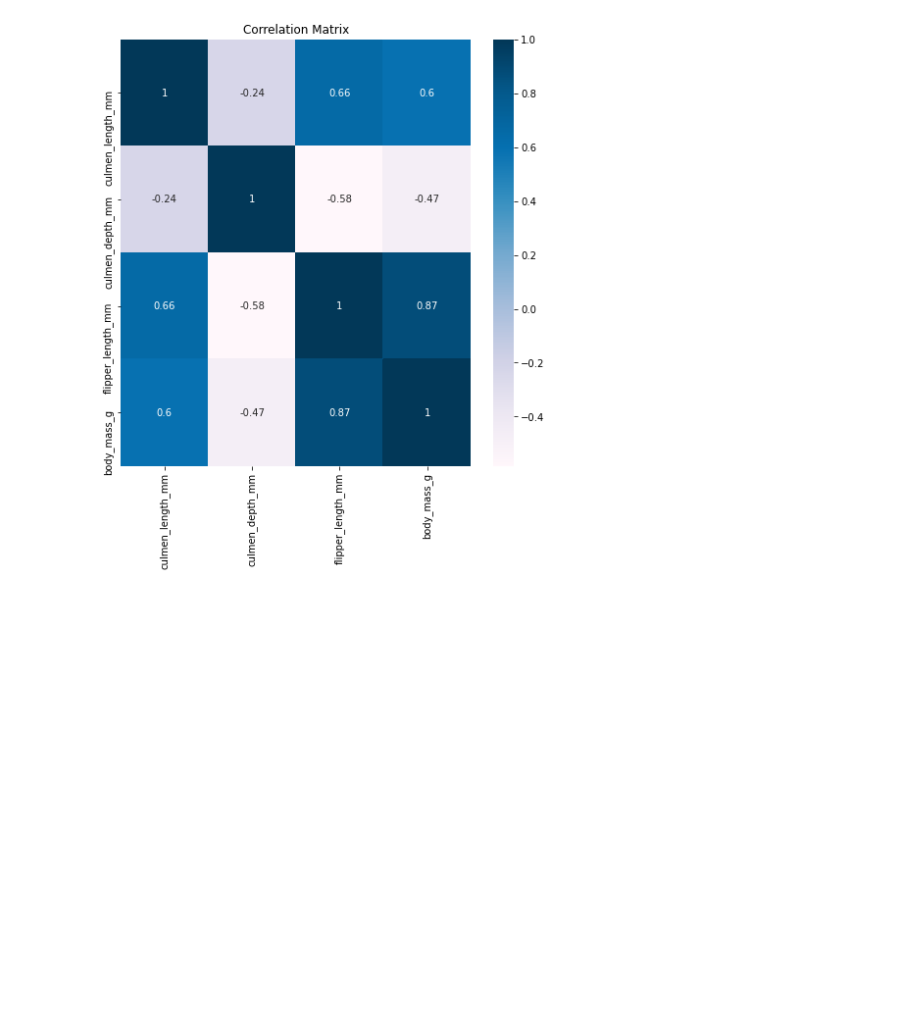
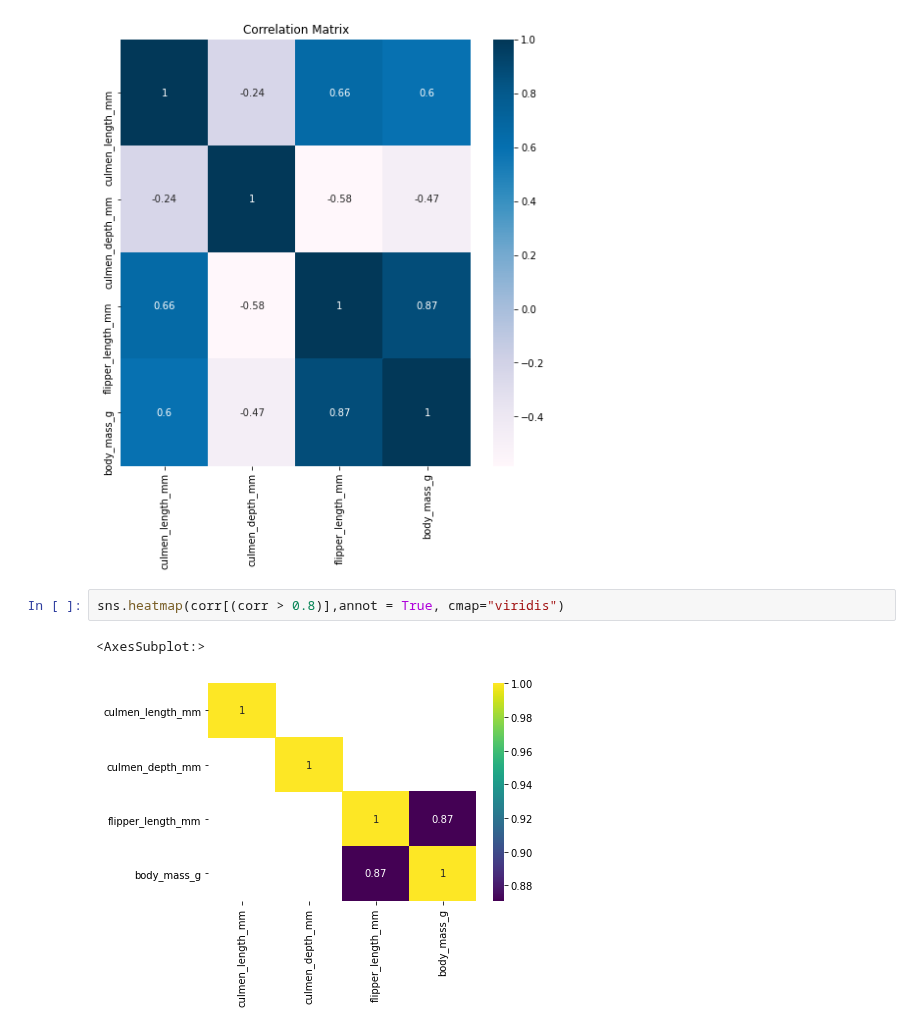
Before and after one commit to moesteelo/Exploratory-Data-Analysis, a Jupyter notebook: Exploratory Data Visualization .ipynb, the cells around one changed output. Cells and saved outputs as stored; diff of their text form; blank space fills up the shorter version.

```diff
--- a/Exploratory Data Visualization .ipynb
+++ b/Exploratory Data Visualization .ipynb
@@ -204,3 +283,8 @@ plt.title('Correlation Matrix')
 plt.show()
 # %% [output]
 [figure]
+# %%
+sns.heatmap(corr[(corr > 0.8)],annot = True, cmap="viridis")
+# %% [output]
+<AxesSubplot:>
+[figure, added]
```
Also changed, not shown: parts of 13 cells of this notebook.
